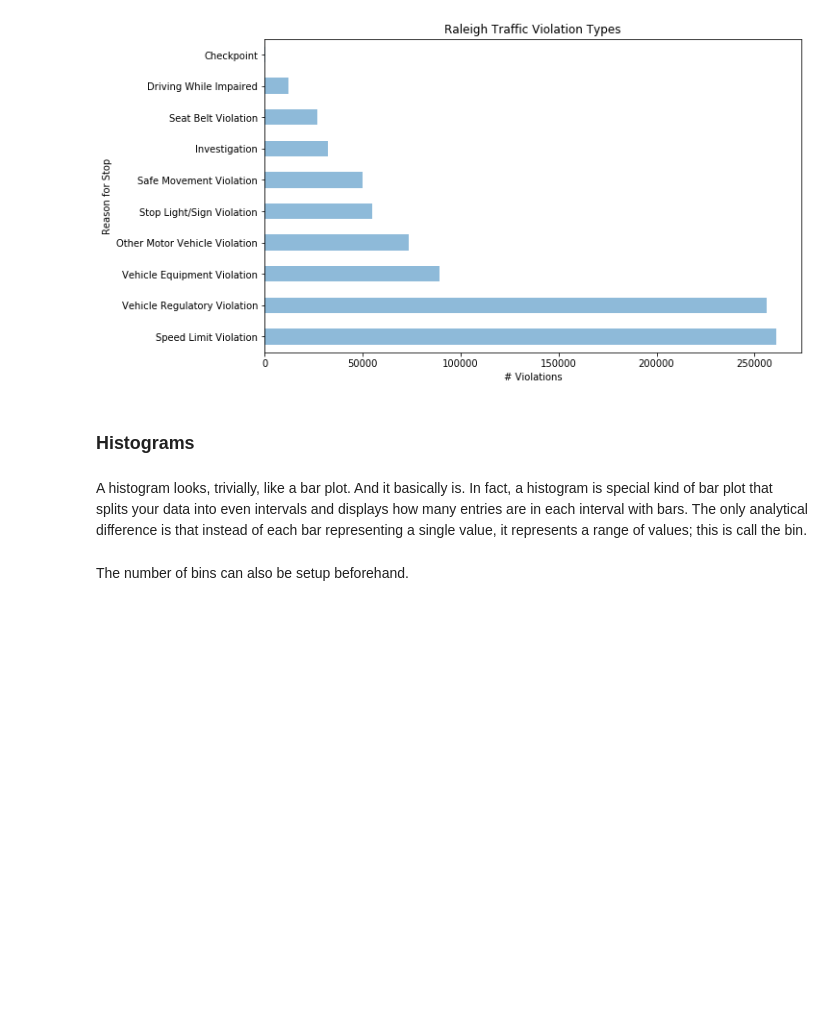
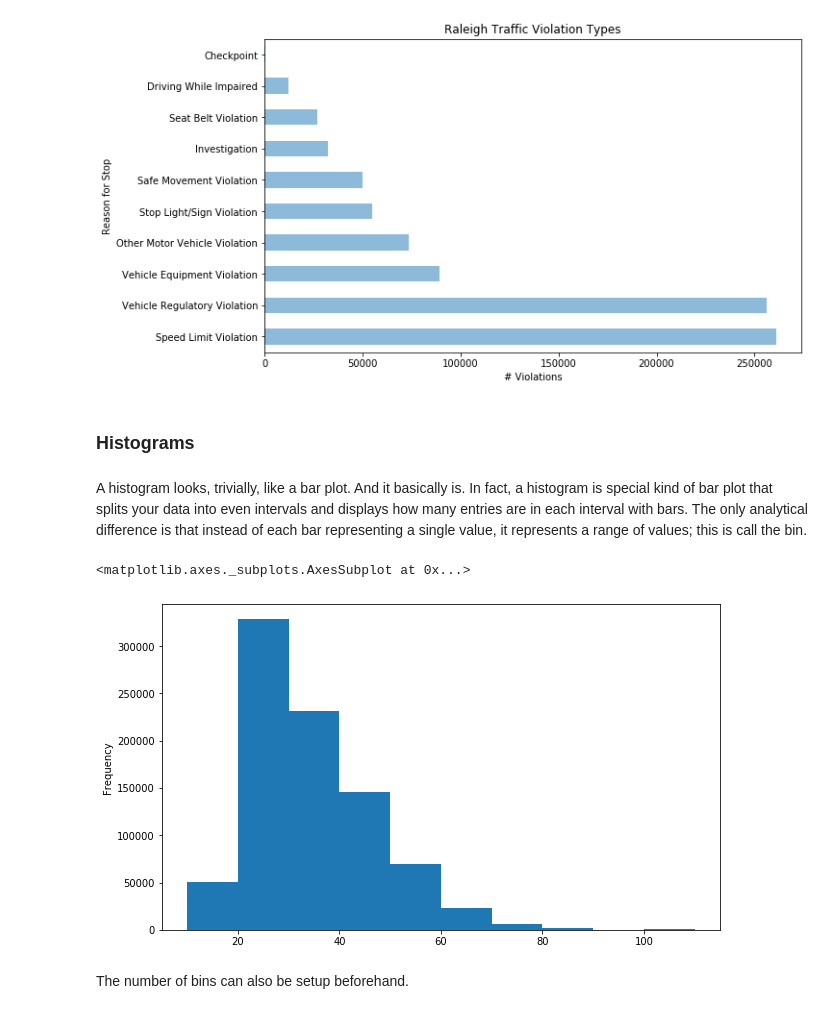
Before and after one commit to NCSU-Libraries/data-viz-workshops, a Jupyter notebook: Data_Vizualization_with_Python/data_visualization.ipynb, the cells around one changed output. Drawn from its saved outputs; the diff is of its cells as text; code cells hidden in the pictures; blank space fills up the shorter version.

```diff
--- a/Data_Vizualization_with_Python/data_visualization.ipynb
+++ b/Data_Vizualization_with_Python/data_visualization.ipynb
@@ -58,5 +58,5 @@ pd.set_option('display.max_rows', 10)
 We will be using a couple of datasets from the Stanford Open Policing project.
 # %%
 # Data source: https://openpolicing.stanford.edu/data/
-nc_stops_url = "https://stacks.stanford.edu/file/druid:kx738rc7407/kx738rc7407_nc_raleigh_2019_12_17.csv.zip"
+raleigh_stops_url = "https://stacks.stanford.edu/file/druid:kx738rc7407/kx738rc7407_nc_raleigh_2019_12_17.csv.zip"
 # %%
@@ -81,7 +81,7 @@ Pandas has a very decent [documentation](http://pandas.pydata.org/pandas-docs/st
 One of the nice things about Pandas is that is able to load in data from the Internet without blinking an eye. The first dataset, which we will store in the `DataFrame` `stops`, contains one entry for each traffic stop in Mississippi between 2013 and 2016. Let's take a look at it.
 # %%
 stops = pd.read_csv(
-    nc_stops_url,
+    raleigh_stops_url,
     index_col='raw_row_number',
     parse_dates=['date'])
 stops
@@ -357,7 +357,10 @@ Text(0.5, 1.0, 'Raleigh Traffic Violation Types')
 # %% [markdown]
 A histogram looks, trivially, like a bar plot. And it basically is. In fact, a histogram is special kind of bar plot that splits your data into even intervals and displays how many entries are in each interval with bars. The only analytical difference is that instead of each bar representing a single value, it represents a range of values; this is call the bin.
 # %%
-stops_county['wb_delta'].plot.hist()
+stops['subject_age'].plot.hist()
+# %% [output]
+<matplotlib.axes._subplots.AxesSubplot at 0x...>
+[figure, added]
 # %% [markdown]
 The number of bins can also be setup beforehand.
 # %%
```
Also changed, not shown: parts of 41 cells of this notebook, 3 other files.
